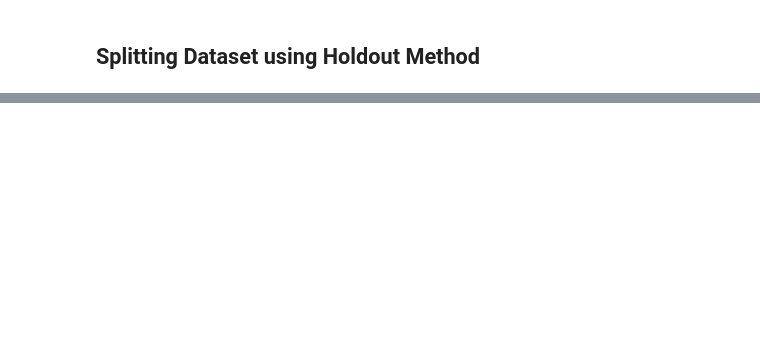
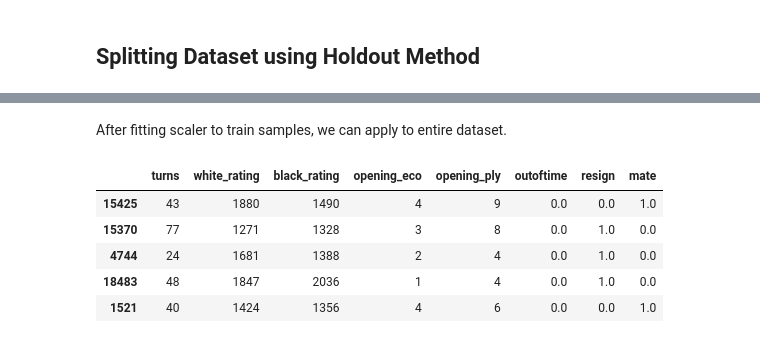
Before and after one commit to ceschini/lichess_win_prediction, a Jupyter notebook: ml_chess_predict.ipynb, the cells around one changed output, grey strips where cells are left out. Cells and saved outputs as stored; diff of their text form; code cells hidden in the pictures; blank space fills up the shorter version.

```diff
--- a/ml_chess_predict.ipynb
+++ b/ml_chess_predict.ipynb
@@ -262,6 +285,4 @@ Name: black_wins, dtype: float64
 # %% [markdown]
 ### Finishing dataset exploration
 # %%
-chess.drop(['white_wins', 'black_wins'], axis=1, inplace=True)
-
-chess
+chess.drop(['white_wins', 'black_wins', 'draw'], axis=1, inplace=True)
@@ -339,0 +361,11 @@ ValueError: could not convert string to float: 'C02'
+# %% [markdown]
+After fitting scaler to train samples, we can apply to entire dataset.
+# %%
+X_test.head()
+# %% [output]
+|  | turns | white_rating | black_rating | opening_eco | opening_ply | outoftime | resign | mate |
+| 15425 | 43 | 1880 | 1490 | 4 | 9 | 0.0 | 0.0 | 1.0 |
+| 15370 | 77 | 1271 | 1328 | 3 | 8 | 0.0 | 1.0 | 0.0 |
+| 4744 | 24 | 1681 | 1388 | 2 | 4 | 0.0 | 1.0 | 0.0 |
+| 18483 | 48 | 1847 | 2036 | 1 | 4 | 0.0 | 1.0 | 0.0 |
+| 1521 | 40 | 1424 | 1356 | 4 | 6 | 0.0 | 0.0 | 1.0 |
```
Also changed, not shown: parts of 51 cells of this notebook.
